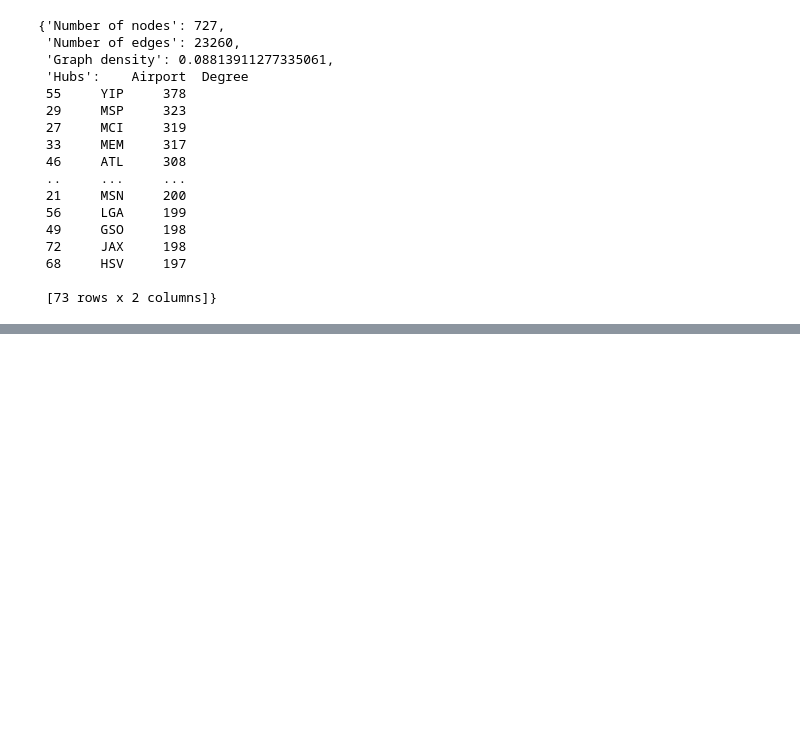
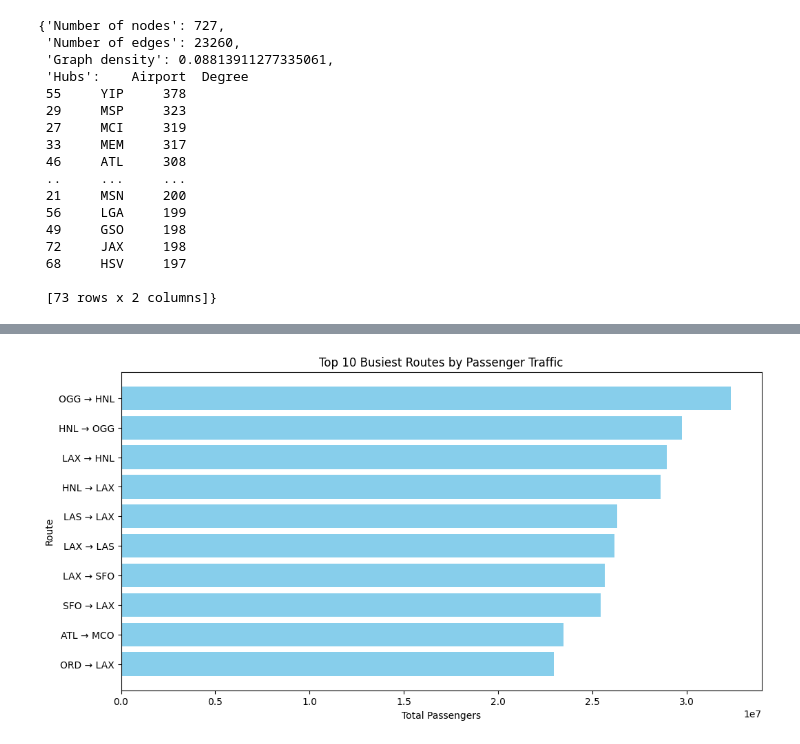
Before and after one commit to Nefeli-Apostolou/ADM_HW05, a Jupyter notebook: main.ipynb, the cells around one changed output, grey strips where cells are left out. Drawn from its saved outputs; the diff is of its cells as text; code cells hidden in the pictures; blank space fills up the shorter version.

```diff
--- a/main.ipynb
+++ b/main.ipynb
@@ -32,0 +102,6 @@ Reciprocity: 74.04%
+# %%
+# Fill missing values
+data['Org_airport_lat'] = data['Org_airport_lat'].fillna(data['Origin_airport'].map(lat_mapping))
+data['Org_airport_long'] = data['Org_airport_long'].fillna(data['Origin_airport'].map(long_mapping))
+data['Dest_airport_lat'] = data['Dest_airport_lat'].fillna(data['Destination_airport'].map(lat_mapping))
+data['Dest_airport_long'] = data['Dest_airport_long'].fillna(data['Destination_airport'].map(long_mapping))
@@ -174,0 +358,25 @@ Airport  Degree
+# %%
+def compute_passenger_flow(data):
+    # Compute total passengers for each route
+    passenger_flow = data.groupby(['Origin_airport', 'Destination_airport'])['Passengers'].sum().reset_index()
+    passenger_flow = passenger_flow.rename(columns={'Passengers': 'Total_Passengers'})
+    return passenger_flow
+# %%
+def visualize_busiest_routes(passenger_flow):
+    # Identify top 10 busiest routes
+    busiest_routes = passenger_flow.sort_values(by='Total_Passengers', ascending=False).head(10)
+
+    # Create a bar chart
+    plt.figure(figsize=(12, 6))
+    plt.barh(
+        busiest_routes.apply(lambda x: f"{x['Origin_airport']} → {x['Destination_airport']}", axis=1),
+        busiest_routes['Total_Passengers'],
+        color='skyblue'
+    )
+    plt.xlabel('Total Passengers')
+    plt.ylabel('Route')
+    plt.title('Top 10 Busiest Routes by Passenger Traffic')
+    plt.gca().invert_yaxis()
+    plt.show()
+
+    return busiest_routes
@@ -174,0 +442,4 @@ Airport  Degree
+# %%
+# Compute passenger flow
+passenger_flow = compute_passenger_flow(data)
+passenger_flow
@@ -174,0 +460,5 @@ Airport  Degree
+# %%
+# Visualize busiest routes
+busiest_routes = visualize_busiest_routes(passenger_flow)
+# %% [output]
+[figure, added]
```
Also changed, not shown: parts of 25 cells of this notebook.
